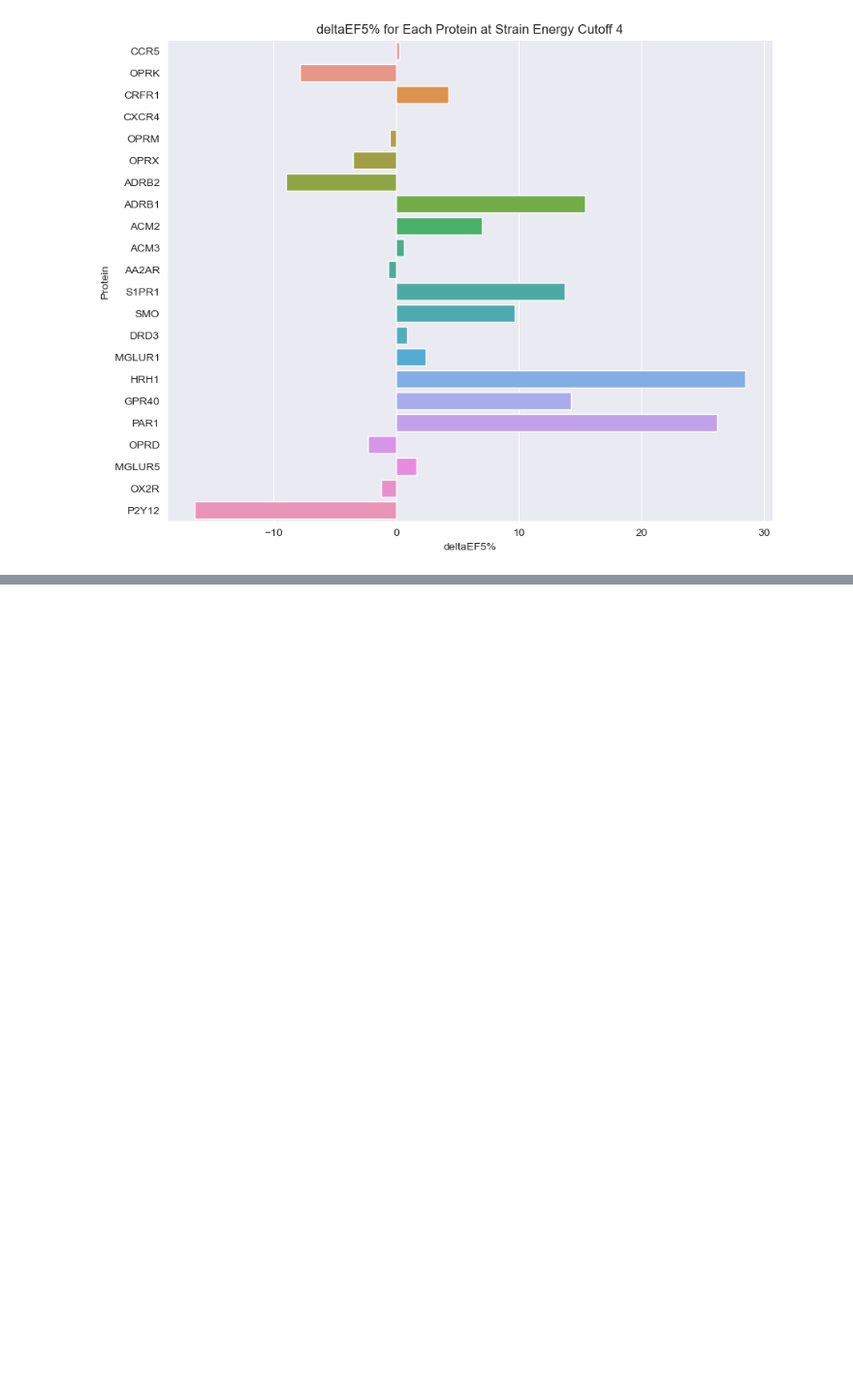
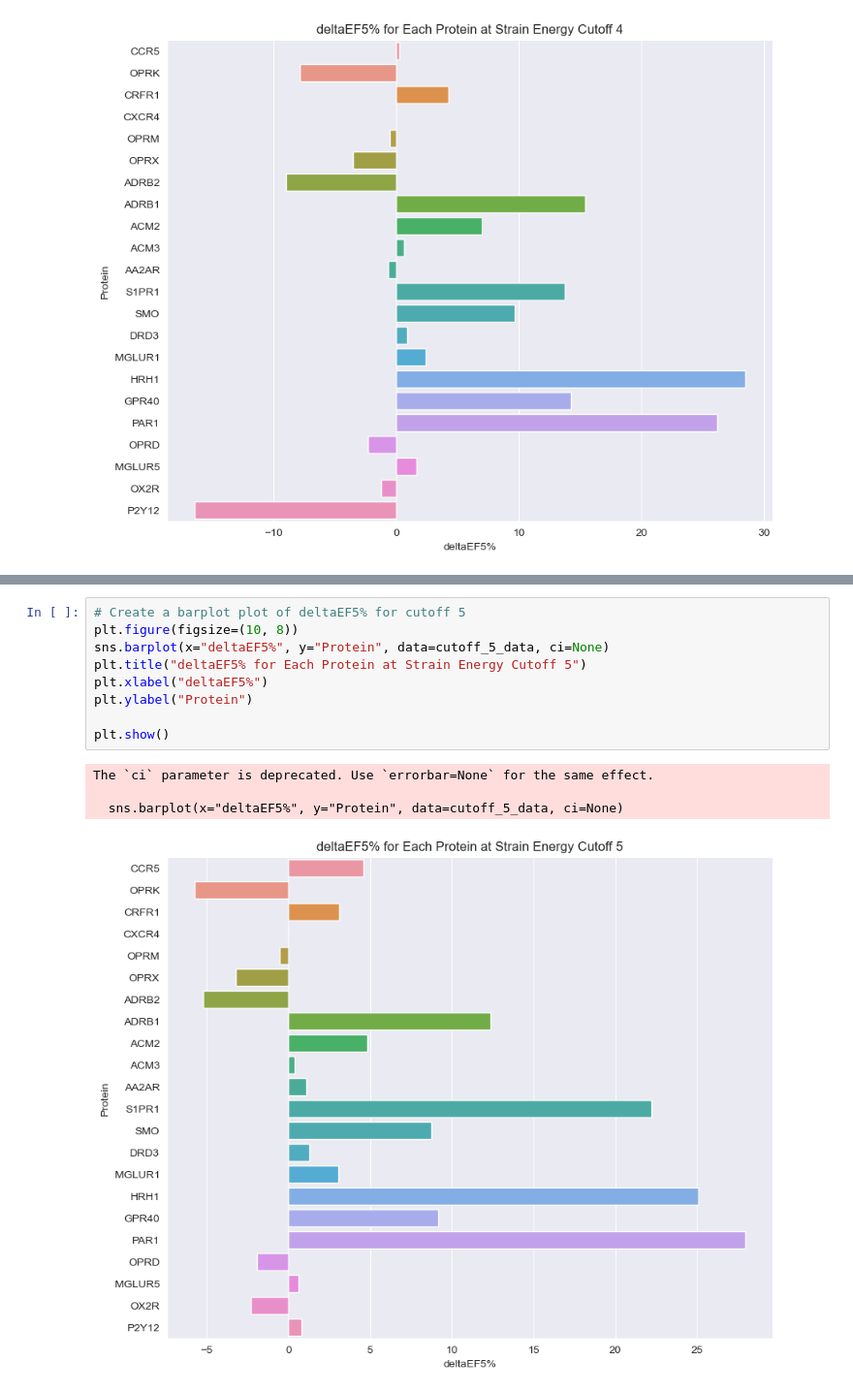
Before and after one commit to DKchemistry/chembl, a Jupyter notebook: GPCR-Bench-master/papermill/combined_data_analysis.ipynb, the cells around one changed output, grey strips where cells are left out. Shown: that part at 97% size. Cells and saved outputs as stored; diff of their text form; blank space fills up the shorter version.

```diff
--- a/GPCR-Bench-master/papermill/combined_data_analysis.ipynb
+++ b/GPCR-Bench-master/papermill/combined_data_analysis.ipynb
@@ -135,0 +167,14 @@ The `ci` parameter is deprecated. Use `errorbar=None` for the same effect.
+# %%
+# Create a barplot plot of deltaEF5% for cutoff 5
+plt.figure(figsize=(10, 8))
+sns.barplot(x="deltaEF5%", y="Protein", data=cutoff_5_data, ci=None)
+plt.title("deltaEF5% for Each Protein at Strain Energy Cutoff 5")
+plt.xlabel("deltaEF5%")
+plt.ylabel("Protein")
+
+plt.show()
+# %% [output]
+The `ci` parameter is deprecated. Use `errorbar=None` for the same effect.
+
+  sns.barplot(x="deltaEF5%", y="Protein", data=cutoff_5_data, ci=None)
+[figure, added]
```
Also changed, not shown: parts of 3 cells of this notebook.
